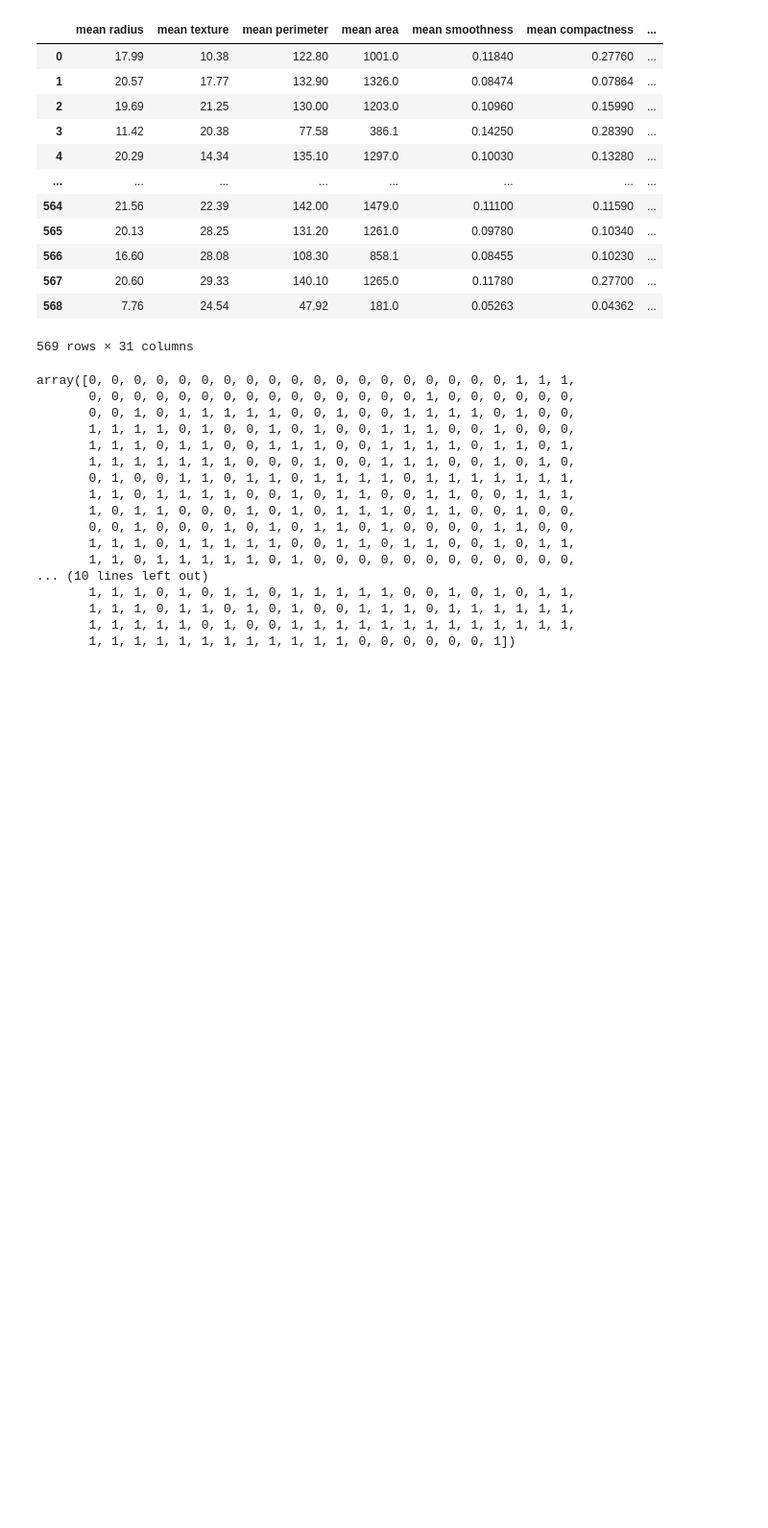
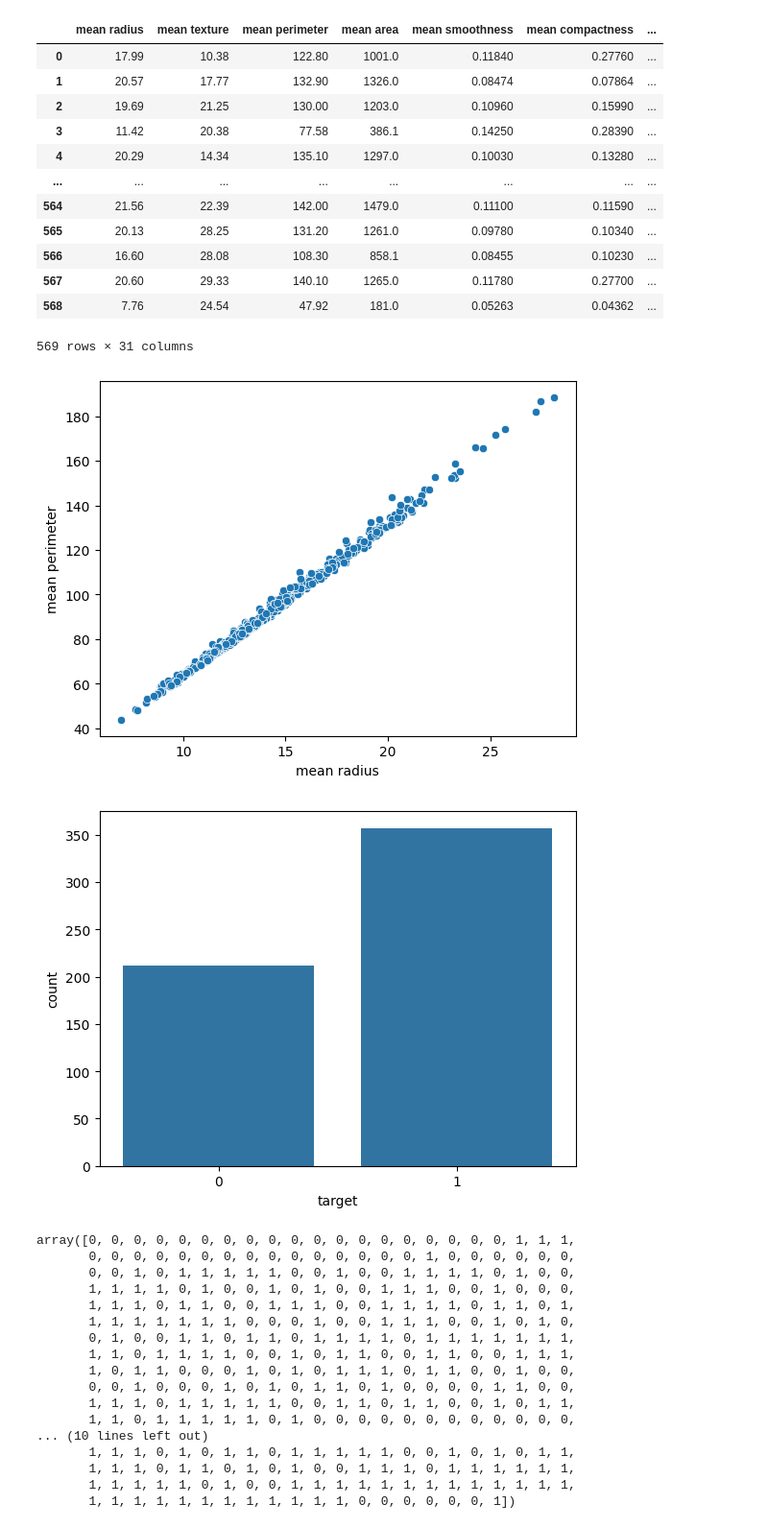
Before and after one commit to VictoryMa8/ml-project-2, a Jupyter notebook: main.ipynb, the cells around one changed output. Shown at 96% size. Cells and saved outputs as stored; diff of their text form; code cells hidden in the pictures; blank space fills up the shorter version.

```diff
--- a/main.ipynb
+++ b/main.ipynb
@@ -23,13 +23,16 @@ data
 # %%
 import seaborn as sns
 import matplotlib.pyplot as plt
 
-sns.set_theme(style='whitegrid')
-fmri = sns.load_dataset("fmri")
 
-sns.scatterplot(x="timepoint", y="signal", data=fmri)
-plt.title("FMRI Signal Over Time")
+sns.scatterplot(x="mean radius", y="mean perimeter", data=data)
 plt.show()
+
+sns.countplot(x="target", data=data)
+plt.show()
+# %% [output]
+[figure, added]
+[figure, added]
 # %%
 # Splitting the dataset into X and y (y being the target, 1 = posiitive for breast cancer)
 X, y = load_breast_cancer(return_X_y=True)
```
